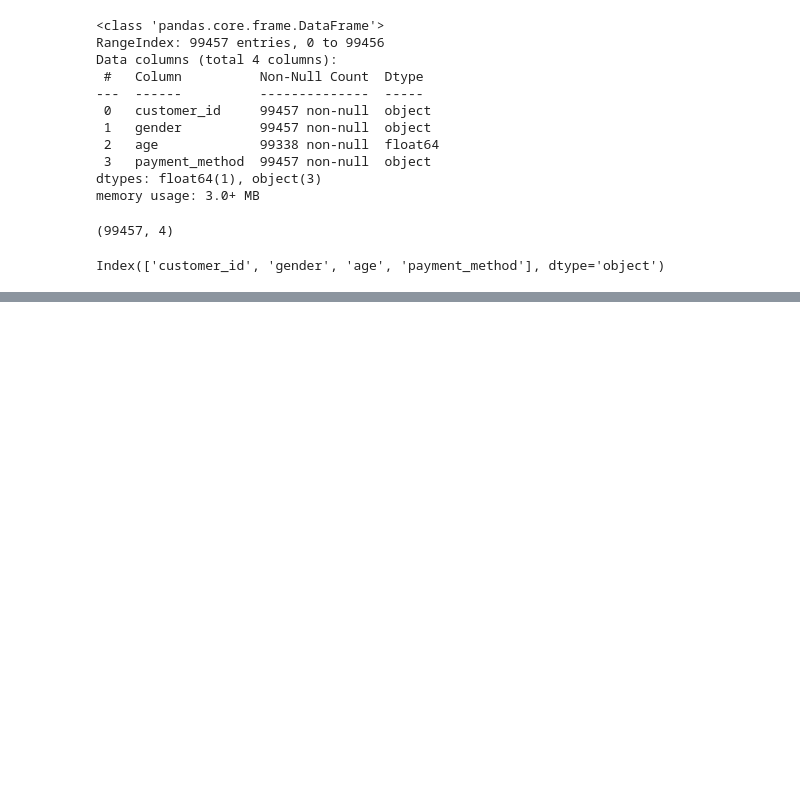
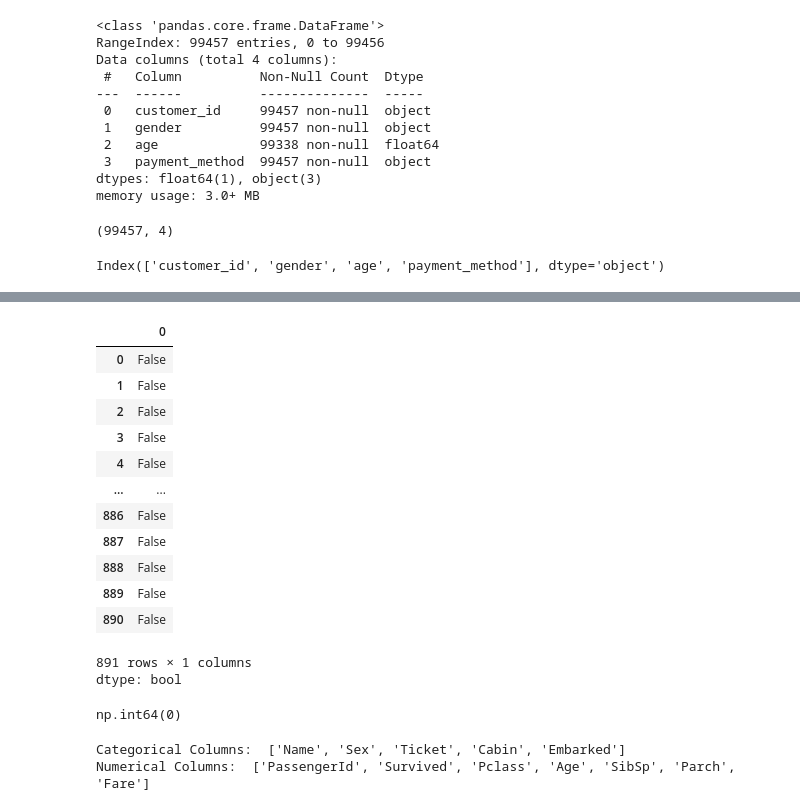
Before and after one commit to halimAhtasham/Algorithm_Exercise, a Jupyter notebook: EDA_Practice.ipynb, the cells around one changed output, grey strips where cells are left out. Cells and saved outputs as stored; diff of their text form; code cells hidden in the pictures; blank space fills up the shorter version.

```diff
--- a/EDA_Practice.ipynb
+++ b/EDA_Practice.ipynb
@@ -44,0 +82,21 @@ Index(['customer_id', 'gender', 'age', 'payment_method'], dtype='object')
+# %%
+df_titanic.duplicated()
+# %% [output]
+|  | 0 |
+| 0 | False |
+| 1 | False |
+| 2 | False |
+| 3 | False |
+| 4 | False |
+| ... | ... |
+| 886 | False |
+| 887 | False |
+| 888 | False |
+| 889 | False |
+| 890 | False |
+891 rows × 1 columns
+dtype: bool
+# %%
+df_titanic.duplicated().sum()
+# %% [output]
+np.int64(0)
@@ -44,0 +106,6 @@ Index(['customer_id', 'gender', 'age', 'payment_method'], dtype='object')
+# %%
+print("Categorical Columns: ", cat_col)
+print("Numerical Columns: ", num_col)
+# %% [output]
+Categorical Columns:  ['Name', 'Sex', 'Ticket', 'Cabin', 'Embarked']
+Numerical Columns:  ['PassengerId', 'Survived', 'Pclass', 'Age', 'SibSp', 'Parch', 'Fare']
```
Also changed, not shown: parts of 22 cells of this notebook.
